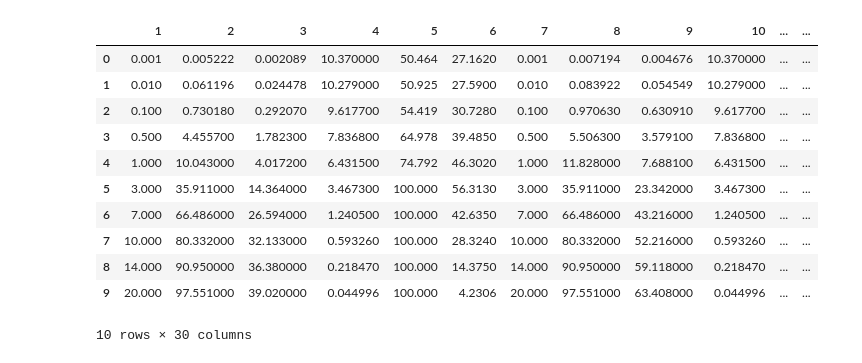
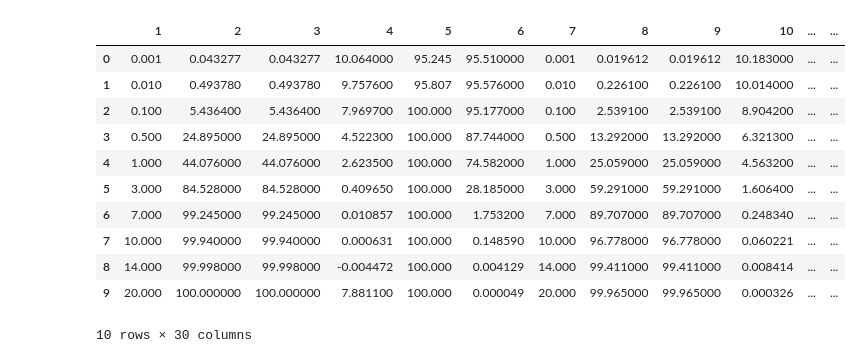
Before and after one commit to AGoussebaile/Catastrophe_Insurance, a Jupyter notebook: Num_Model/Graphes_results.ipynb, the cells around one changed output. Saved outputs shown, nothing was run; the diff lists cells and outputs as text; code cells hidden in the pictures.

```diff
--- a/Num_Model/Graphes_results.ipynb
+++ b/Num_Model/Graphes_results.ipynb
@@ -1,45 +1,45 @@
 # %%
 import matplotlib.pyplot as plt
 import pandas as pd
 
-#data = pd.read_csv('1nVar.csv') #comparative static on capital cost c
-data = pd.read_csv('2etaVar.csv') #comparative static on risk aversion eta
+data = pd.read_csv('1nVar.csv') #comparative static on capital cost c
+#data = pd.read_csv('2etaVar.csv') #comparative static on risk aversion eta
 #data = pd.read_csv('3corVar.csv') #comparative static on risk correlation rho
 #data = pd.read_csv('4proVar.csv') #comparative static on probability p and loss L
 
 data['1'] = data['1']*100
 data['7'] = data['7']*100
 data['13'] = data['13']*100
 data['19'] = data['19']*100
 data['25'] = data['25']*100
 data['4'] = data['4']*100
 data['10'] = data['10']*100
 data['16'] = data['16']*100
 data['22'] = data['22']*100
 data['28'] = data['28']*100
 data['5'] = data['5']*100
 data['11'] = data['11']*100
 data['17'] = data['17']*100
 data['23'] = data['23']*100
 data['29'] = data['29']*100
 data['6'] = data['6']*100
 data['12'] = data['12']*100
 data['18'] = data['18']*100
 data['24'] = data['24']*100
 data['30'] = data['30']*100
 data
 # %% [output]
 |  | 1 | 2 | 3 | 4 | 5 | 6 | 7 | 8 | 9 | 10 | ... | ... |
-| 0 | 0.001 | 0.005222 | 0.002089 | 10.370000 | 50.464 | 27.1620 | 0.001 | 0.007194 | 0.004676 | 10.370000 | ... | ... |
-| 1 | 0.010 | 0.061196 | 0.024478 | 10.279000 | 50.925 | 27.5900 | 0.010 | 0.083922 | 0.054549 | 10.279000 | ... | ... |
-| 2 | 0.100 | 0.730180 | 0.292070 | 9.617700 | 54.419 | 30.7280 | 0.100 | 0.970630 | 0.630910 | 9.617700 | ... | ... |
-| 3 | 0.500 | 4.455700 | 1.782300 | 7.836800 | 64.978 | 39.4850 | 0.500 | 5.506300 | 3.579100 | 7.836800 | ... | ... |
-| 4 | 1.000 | 10.043000 | 4.017200 | 6.431500 | 74.792 | 46.3020 | 1.000 | 11.828000 | 7.688100 | 6.431500 | ... | ... |
-| 5 | 3.000 | 35.911000 | 14.364000 | 3.467300 | 100.000 | 56.3130 | 3.000 | 35.911000 | 23.342000 | 3.467300 | ... | ... |
-| 6 | 7.000 | 66.486000 | 26.594000 | 1.240500 | 100.000 | 42.6350 | 7.000 | 66.486000 | 43.216000 | 1.240500 | ... | ... |
-| 7 | 10.000 | 80.332000 | 32.133000 | 0.593260 | 100.000 | 28.3240 | 10.000 | 80.332000 | 52.216000 | 0.593260 | ... | ... |
-| 8 | 14.000 | 90.950000 | 36.380000 | 0.218470 | 100.000 | 14.3750 | 14.000 | 90.950000 | 59.118000 | 0.218470 | ... | ... |
-| 9 | 20.000 | 97.551000 | 39.020000 | 0.044996 | 100.000 | 4.2306 | 20.000 | 97.551000 | 63.408000 | 0.044996 | ... | ... |
+| 0 | 0.001 | 0.043277 | 0.043277 | 10.064000 | 95.245 | 95.510000 | 0.001 | 0.019612 | 0.019612 | 10.183000 | ... | ... |
+| 1 | 0.010 | 0.493780 | 0.493780 | 9.757600 | 95.807 | 95.576000 | 0.010 | 0.226100 | 0.226100 | 10.014000 | ... | ... |
+| 2 | 0.100 | 5.436400 | 5.436400 | 7.969700 | 100.000 | 95.177000 | 0.100 | 2.539100 | 2.539100 | 8.904200 | ... | ... |
+| 3 | 0.500 | 24.895000 | 24.895000 | 4.522300 | 100.000 | 87.744000 | 0.500 | 13.292000 | 13.292000 | 6.321300 | ... | ... |
+| 4 | 1.000 | 44.076000 | 44.076000 | 2.623500 | 100.000 | 74.582000 | 1.000 | 25.059000 | 25.059000 | 4.563200 | ... | ... |
+| 5 | 3.000 | 84.528000 | 84.528000 | 0.409650 | 100.000 | 28.185000 | 3.000 | 59.291000 | 59.291000 | 1.606400 | ... | ... |
+| 6 | 7.000 | 99.245000 | 99.245000 | 0.010857 | 100.000 | 1.753200 | 7.000 | 89.707000 | 89.707000 | 0.248340 | ... | ... |
+| 7 | 10.000 | 99.940000 | 99.940000 | 0.000631 | 100.000 | 0.148590 | 10.000 | 96.778000 | 96.778000 | 0.060221 | ... | ... |
+| 8 | 14.000 | 99.998000 | 99.998000 | -0.004472 | 100.000 | 0.004129 | 14.000 | 99.411000 | 99.411000 | 0.008414 | ... | ... |
+| 9 | 20.000 | 100.000000 | 100.000000 | 7.881100 | 100.000 | 0.000049 | 20.000 | 99.965000 | 99.965000 | 0.000326 | ... | ... |
 10 rows × 30 columns
 # %%
 fig, axs = plt.subplots(3, 3)
```
Also changed, not shown: parts of 1 cell of this notebook, 5 other files.
